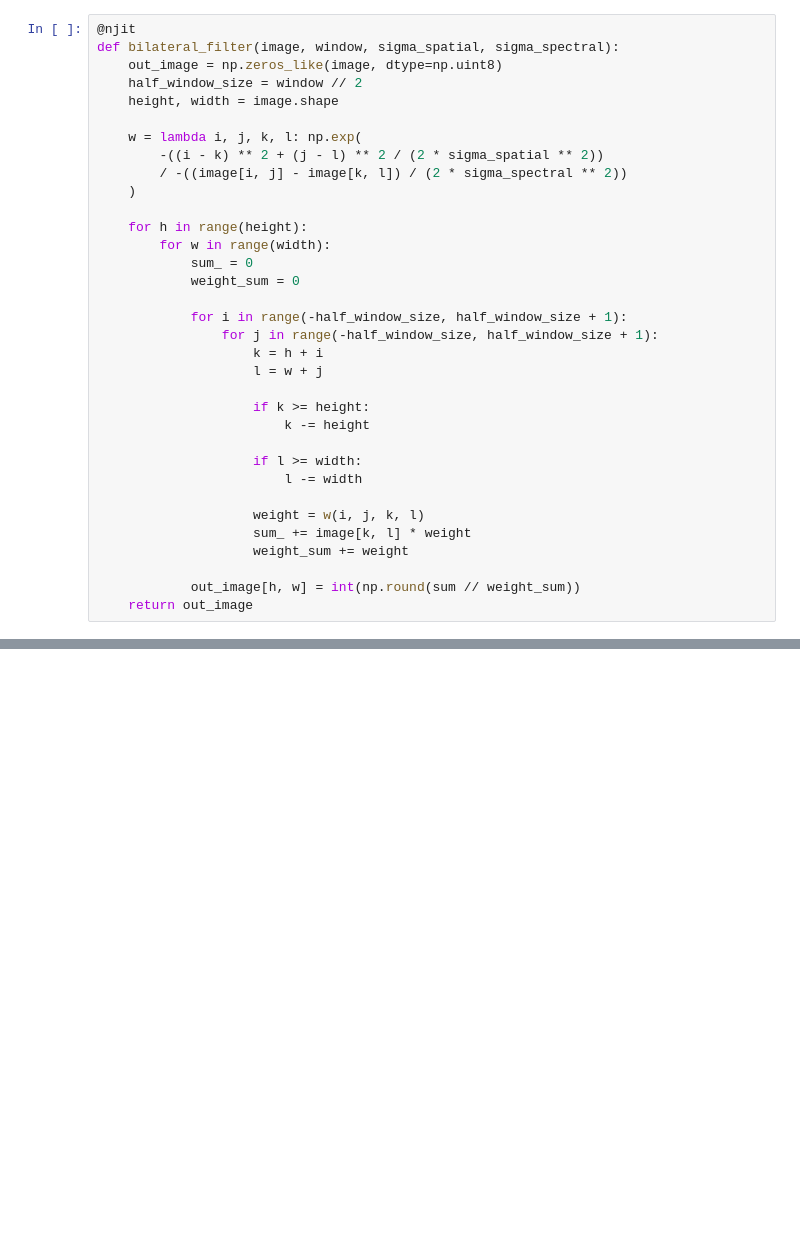
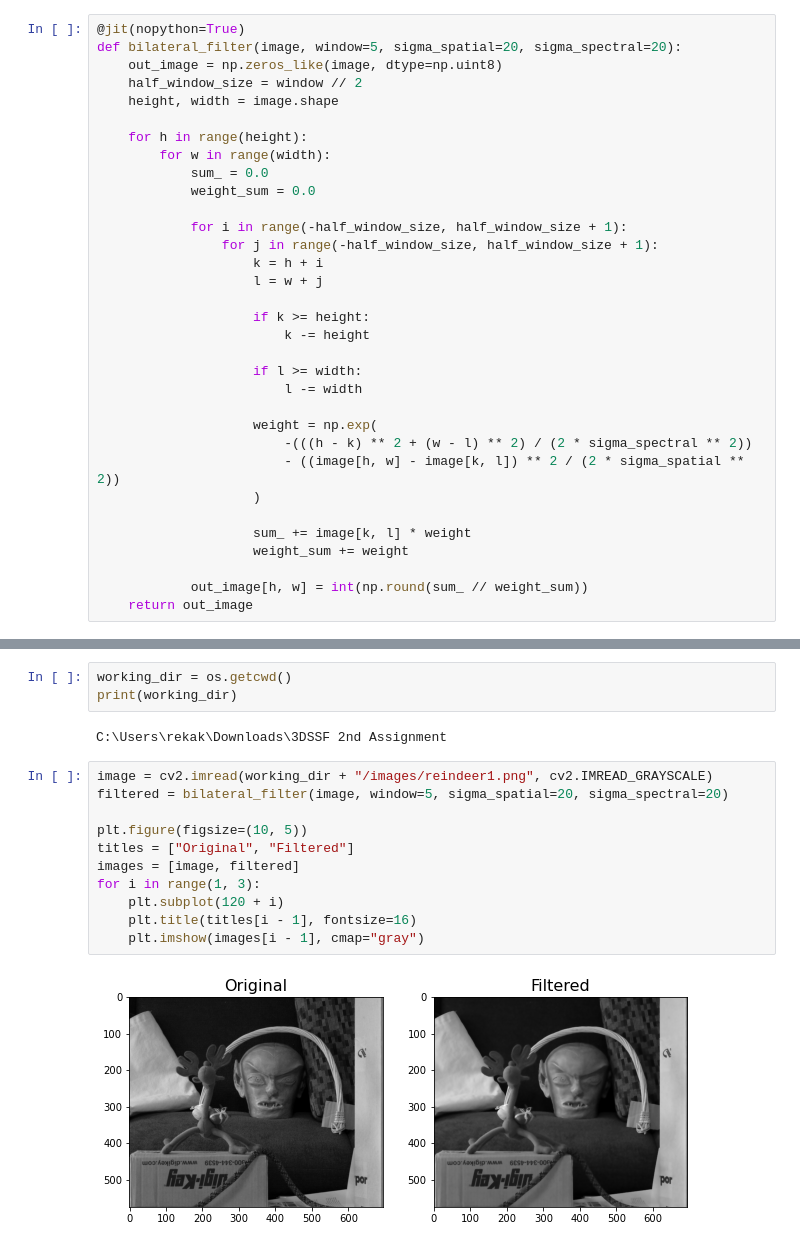
Before and after one commit to kelemenr/bilateral-filter, a Jupyter notebook: bilateral_filter_e6t1dt.ipynb, the cells around one changed output, grey strips where cells are left out. Saved outputs shown, nothing was run; the diff lists cells and outputs as text; blank space fills up the shorter version.

Commit message:
Added plots

```diff
--- a/bilateral_filter_e6t1dt.ipynb
+++ b/bilateral_filter_e6t1dt.ipynb
@@ -4,19 +14,14 @@ from numba import njit
 # %%
-@njit
-def bilateral_filter(image, window, sigma_spatial, sigma_spectral):
+@jit(nopython=True)
+def bilateral_filter(image, window=5, sigma_spatial=20, sigma_spectral=20):
     out_image = np.zeros_like(image, dtype=np.uint8)
     half_window_size = window // 2
     height, width = image.shape
 
-    w = lambda i, j, k, l: np.exp(
-        -((i - k) ** 2 + (j - l) ** 2 / (2 * sigma_spatial ** 2))
-        / -((image[i, j] - image[k, l]) / (2 * sigma_spectral ** 2))
-    )
-
     for h in range(height):
         for w in range(width):
-            sum_ = 0
-            weight_sum = 0
+            sum_ = 0.0
+            weight_sum = 0.0
 
             for i in range(-half_window_size, half_window_size + 1):
                 for j in range(-half_window_size, half_window_size + 1):
@@ -29,9 +34,13 @@ def bilateral_filter(image, window, sigma_spatial, sigma_spectral):
                     if l >= width:
                         l -= width
 
-                    weight = w(i, j, k, l)
+                    weight = np.exp(
+                        -(((h - k) ** 2 + (w - l) ** 2) / (2 * sigma_spectral ** 2))
+                        - ((image[h, w] - image[k, l]) ** 2 / (2 * sigma_spatial ** 2))
+                    )
+
                     sum_ += image[k, l] * weight
                     weight_sum += weight
 
-            out_image[h, w] = int(np.round(sum // weight_sum))
+            out_image[h, w] = int(np.round(sum_ // weight_sum))
     return out_image
@@ -70,0 +82,18 @@ def joint_bilateral_filter(image, guide, window, sigma_spatial, sigma_spectral):
+# %%
+working_dir = os.getcwd()
+print(working_dir)
+# %% [output]
+C:\Users\rekak\Downloads\3DSSF 2nd Assignment
+# %%
+image = cv2.imread(working_dir + "/images/reindeer1.png", cv2.IMREAD_GRAYSCALE)
+filtered = bilateral_filter(image, window=5, sigma_spatial=20, sigma_spectral=20)
+
+plt.figure(figsize=(10, 5))
+titles = ["Original", "Filtered"]
+images = [image, filtered]
+for i in range(1, 3):
+    plt.subplot(120 + i)
+    plt.title(titles[i - 1], fontsize=16)
+    plt.imshow(images[i - 1], cmap="gray")
+# %% [output]
+[figure, added]
```
Also changed, not shown: parts of 36 cells of this notebook, 46 other files.
